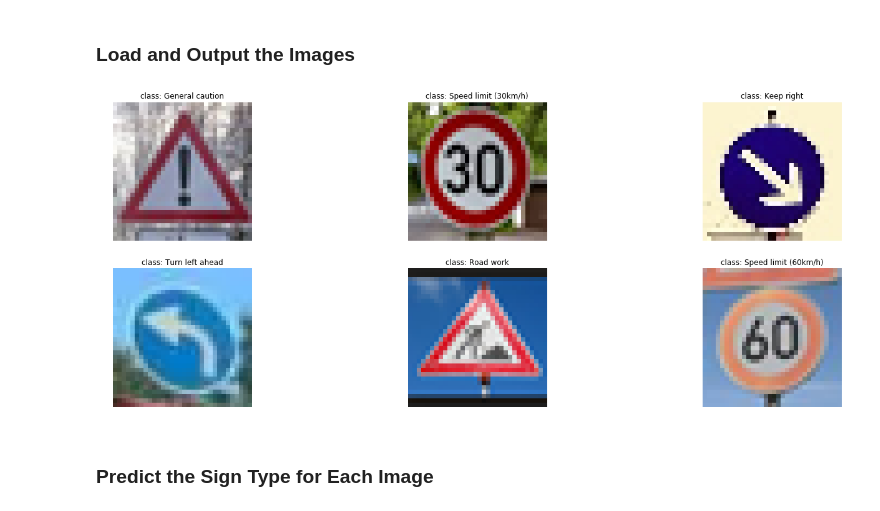
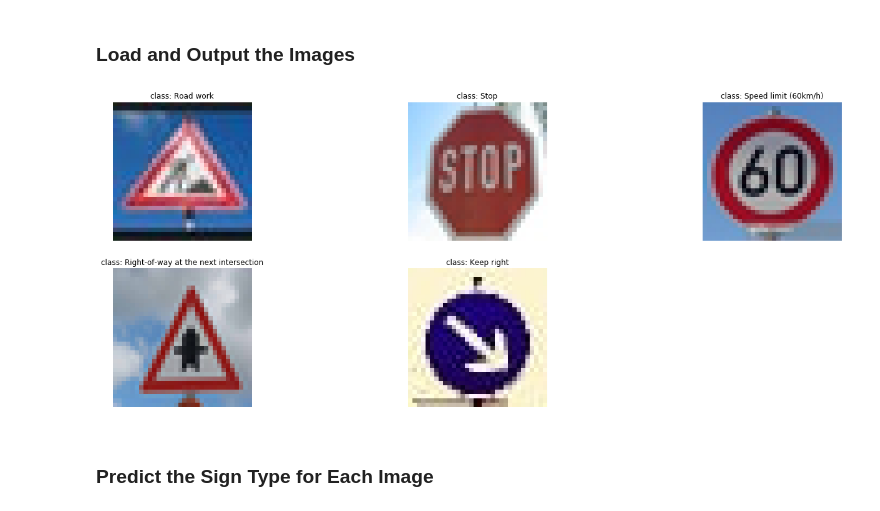
Before and after one commit to ManishaNatarajan/Traffic-Sign-Classifier, a Jupyter notebook: Traffic_Sign_Classifier.ipynb, the cells around one changed output. Saved outputs shown, nothing was run; the diff lists cells and outputs as text; code cells hidden in the pictures.

```diff
--- a/Traffic_Sign_Classifier.ipynb
+++ b/Traffic_Sign_Classifier.ipynb
@@ -230,3 +231,16 @@ Minimally, the image data should be normalized so that the data has mean zero an
 Other pre-processing steps are optional. You can try different techniques to see if it improves performance.
 
 Use the code cell (or multiple code cells, if necessary) to implement the first step of your project.
+# %%
+## Check grayscale of an image
+index = 10000
+sample = X_train[index]
+sample_gray =  cv2.cvtColor(sample, cv2.COLOR_RGB2GRAY)
+f, (ax1, ax2) = plt.subplots(1, 2, figsize=(24, 9))
+f.tight_layout()
+ax1.imshow(sample)
+ax1.set_title('Original Image', fontsize=50)
+ax2.imshow(sample_gray, cmap='gray')
+ax2.set_title('Grayscale Image', fontsize=50)
+plt.subplots_adjust(left=0., right=1, top=0.9, bottom=0.)
+plt.savefig("./output_images/grayscale.png")
@@ -444,21 +475,21 @@ You may find `signnames.csv` useful as it contains mappings from the class id (i
 # %%
 ### Load the images and plot them here.
 import glob
-test_data = sorted(glob.glob("test_images/*.png"))
+test_data = sorted(glob.glob("test_images/*.jpg"))
 
 test_images = []
-test_labels = np.array([18, 1, 38, 34, 25, 3])
+test_labels = np.array([25, 14, 3, 11, 38])
 plt.figure(figsize=(24, 9))
 for index, fname in enumerate(test_data):
     img = cv2.imread(fname)
-    img = cv2.cvtColor(img, cv2.COLOR_BGRA2RGB)
+    img = cv2.cvtColor(img, cv2.COLOR_BGR2RGB)
     test_images.append(img)
     plt.subplot(2, 3, index+1)
     plt.axis('off')
     plt.title('class: {}'.format(sign_names_data[test_labels[index]]))
     plt.imshow(img)
 # %% [output]
-[figure, old version]
+[figure, new version]
 # %% [markdown]
 ### Predict the Sign Type for Each Image
 # %%
```
Also changed, not shown: parts of 21 cells of this notebook, 13 other files.
